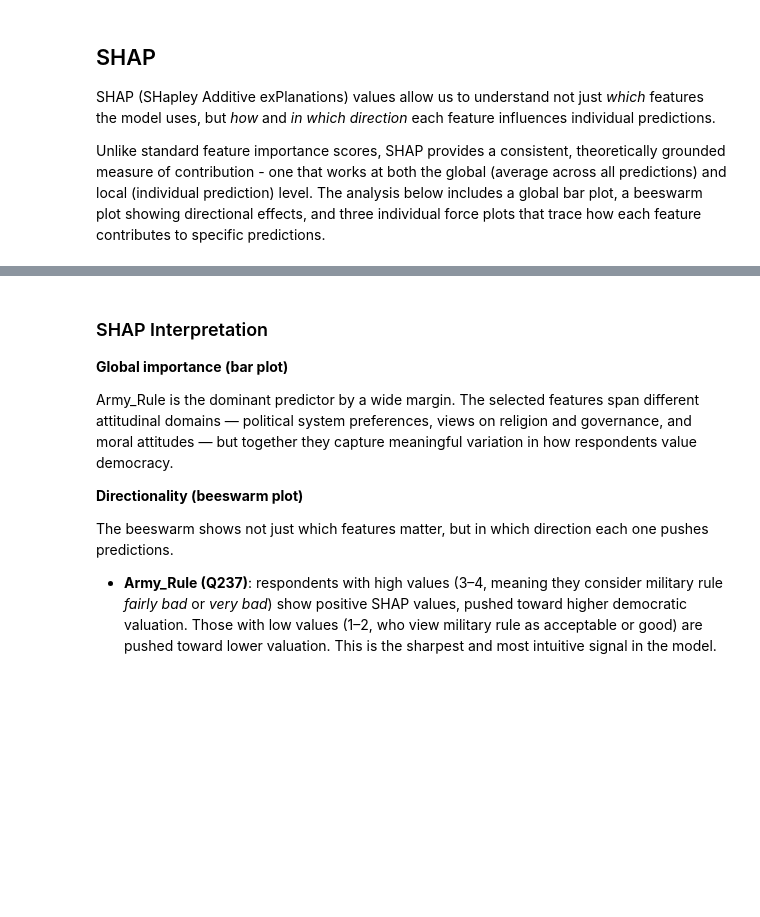
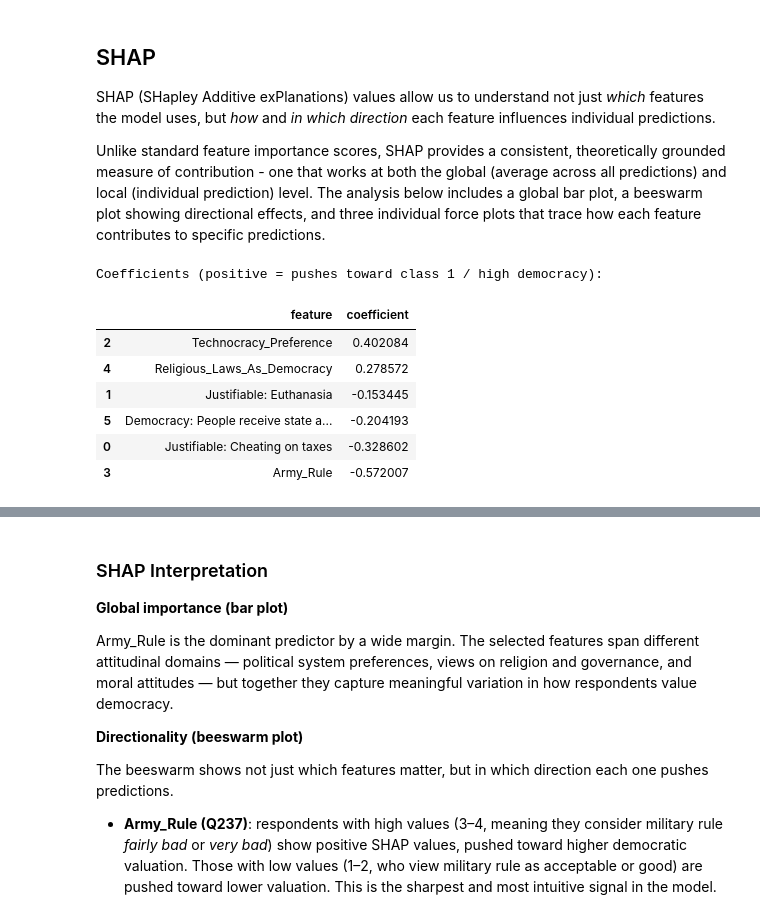
Before and after one commit to tomasallemand/wvs-democracy-attitudes-ml, a Jupyter notebook: notebooks/01_wvs_democracy_attitudes.ipynb, the cells around one changed output, grey strips where cells are left out. Cells and saved outputs as stored; diff of their text form; code cells hidden in the pictures; blank space fills up the shorter version.

```diff
--- a/notebooks/01_wvs_democracy_attitudes.ipynb
+++ b/notebooks/01_wvs_democracy_attitudes.ipynb
@@ -871,6 +872,25 @@ The relative importance of these features is shown in the output above. Army_Rul
 SHAP (SHapley Additive exPlanations) values allow us to understand not just *which* features the model uses, but *how* and *in which direction* each feature influences individual predictions.
 
 Unlike standard feature importance scores, SHAP provides a consistent, theoretically grounded measure of contribution - one that works at both the global (average across all predictions) and local (individual prediction) level. The analysis below includes a global bar plot, a beeswarm plot showing directional effects, and three individual force plots that trace how each feature contributes to specific predictions.
+# %%
+# Logistic Regression coefficients — sign indicates direction toward class 1
+coef_df = pd.DataFrame({
+    'feature': [q_code_to_name.get(f.replace('x','Q'), f.replace('x','Q'))
+                for f in modelo_final.named_steps['select'].get_feature_names_out()],
+    'coefficient': modelo_final.named_steps['estimator'].coef_[0]
+}).sort_values('coefficient', ascending=False)
+
+print("Coefficients (positive = pushes toward class 1 / high democracy):")
+display(coef_df)
+# %% [output]
+Coefficients (positive = pushes toward class 1 / high democracy):
+|  | feature | coefficient |
+| 2 | Technocracy_Preference | 0.402084 |
+| 4 | Religious_Laws_As_Democracy | 0.278572 |
+| 1 | Justifiable: Euthanasia | -0.153445 |
+| 5 | Democracy: People receive state a... | -0.204193 |
+| 0 | Justifiable: Cheating on taxes | -0.328602 |
+| 3 | Army_Rule | -0.572007 |
 # %%
 # Extract pipeline components
 lr_model = modelo_final.named_steps["estimator"]
```
Also changed, not shown: parts of 4 cells of this notebook.
